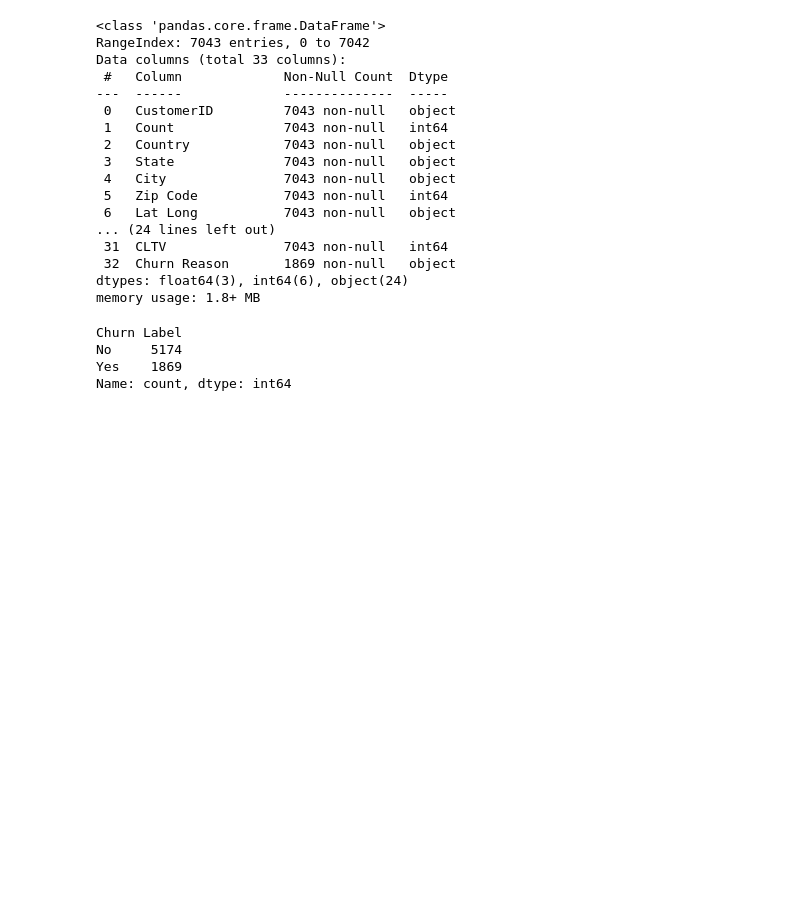
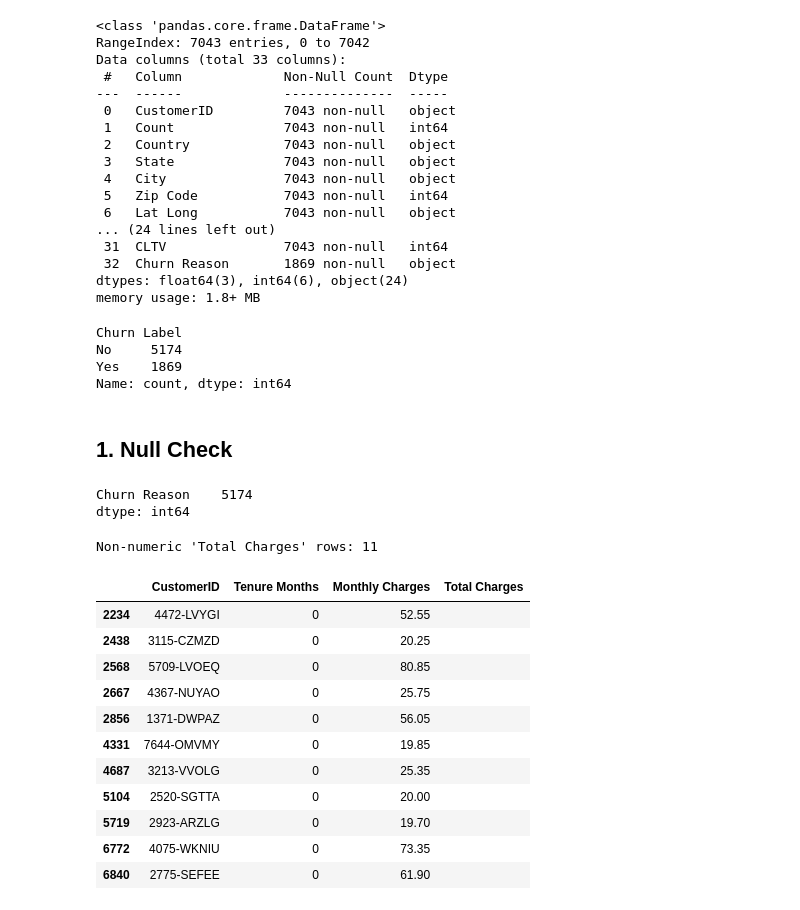
Before and after one commit to Khuld13/customer-churn-prediction, a Jupyter notebook: churn.ipynb, the cells around one changed output. Cells and saved outputs as stored; diff of their text form; code cells hidden in the pictures; blank space fills up the shorter version.

```diff
--- a/churn.ipynb
+++ b/churn.ipynb
@@ -43,0 +52,27 @@ Name: count, dtype: int64
+# %% [markdown]
+## 1. Null Check
+# %%
+null_summary = df.isnull().sum()
+null_summary[null_summary > 0]
+# %% [output]
+Churn Reason    5174
+dtype: int64
+# %%
+# Total Charges is stored as object — find non-numeric entries
+bad_tc = df[pd.to_numeric(df['Total Charges'], errors='coerce').isna()]
+print(f"Non-numeric 'Total Charges' rows: {len(bad_tc)}")
+bad_tc[['CustomerID', 'Tenure Months', 'Monthly Charges', 'Total Charges']]
+# %% [output]
+Non-numeric 'Total Charges' rows: 11
+|  | CustomerID | Tenure Months | Monthly Charges | Total Charges |
+| 2234 | 4472-LVYGI | 0 | 52.55 |  |
+| 2438 | 3115-CZMZD | 0 | 20.25 |  |
+| 2568 | 5709-LVOEQ | 0 | 80.85 |  |
+| 2667 | 4367-NUYAO | 0 | 25.75 |  |
+| 2856 | 1371-DWPAZ | 0 | 56.05 |  |
+| 4331 | 7644-OMVMY | 0 | 19.85 |  |
+| 4687 | 3213-VVOLG | 0 | 25.35 |  |
+| 5104 | 2520-SGTTA | 0 | 20.00 |  |
+| 5719 | 2923-ARZLG | 0 | 19.70 |  |
+| 6772 | 4075-WKNIU | 0 | 73.35 |  |
+| 6840 | 2775-SEFEE | 0 | 61.90 |  |
```
Also changed, not shown: parts of 17 cells of this notebook, 4 other files.
